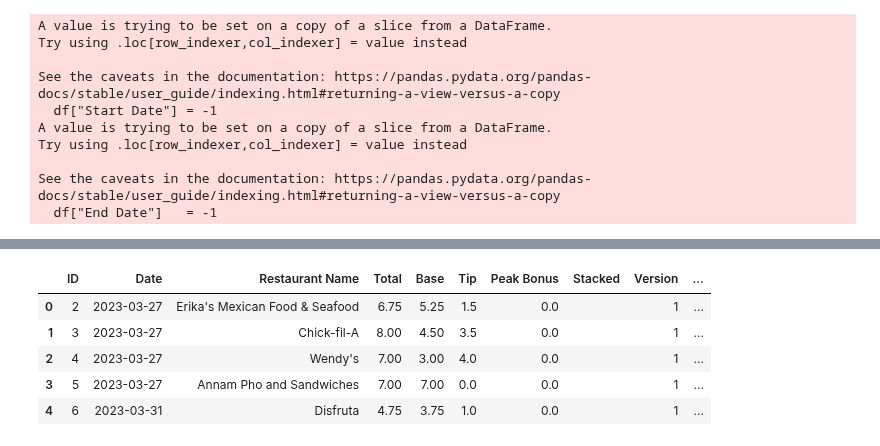
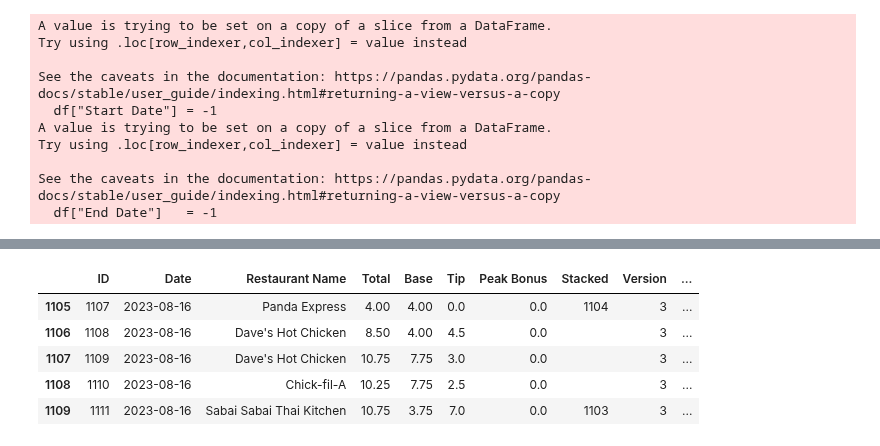
Before and after one commit to Crawford92/DeliveryData, a Jupyter notebook: stats.ipynb, the cells around one changed output, grey strips where cells are left out. Saved outputs shown, nothing was run; the diff lists cells and outputs as text; code cells hidden in the pictures.

```diff
--- a/stats.ipynb
+++ b/stats.ipynb
@@ -448,10 +490,10 @@ sheets_DaysDF.tail()
 # %%
-sheets_result.head()
+sheets_result.tail()
 # %% [output]
 |  | ID | Date | Restaurant Name | Total | Base | Tip | Peak Bonus | Stacked | Version | ... |
-| 0 | 2 | 2023-03-27 | Erika's Mexican Food & Seafood | 6.75 | 5.25 | 1.5 | 0.0 |  | 1 | ... |
-| 1 | 3 | 2023-03-27 | Chick-fil-A | 8.00 | 4.50 | 3.5 | 0.0 |  | 1 | ... |
-| 2 | 4 | 2023-03-27 | Wendy's | 7.00 | 3.00 | 4.0 | 0.0 |  | 1 | ... |
-| 3 | 5 | 2023-03-27 | Annam Pho and Sandwiches | 7.00 | 7.00 | 0.0 | 0.0 |  | 1 | ... |
-| 4 | 6 | 2023-03-31 | Disfruta | 4.75 | 3.75 | 1.0 | 0.0 |  | 1 | ... |
+| 1105 | 1107 | 2023-08-16 | Panda Express | 4.00 | 4.00 | 0.0 | 0.0 | 1104 | 3 | ... |
+| 1106 | 1108 | 2023-08-16 | Dave's Hot Chicken | 8.50 | 4.00 | 4.5 | 0.0 |  | 3 | ... |
+| 1107 | 1109 | 2023-08-16 | Dave's Hot Chicken | 10.75 | 7.75 | 3.0 | 0.0 |  | 3 | ... |
+| 1108 | 1110 | 2023-08-16 | Chick-fil-A | 10.25 | 7.75 | 2.5 | 0.0 |  | 3 | ... |
+| 1109 | 1111 | 2023-08-16 | Sabai Sabai Thai Kitchen | 10.75 | 3.75 | 7.0 | 0.0 | 1103 | 3 | ... |
 # %%
```
Also changed, not shown: parts of 18 cells of this notebook, 1 other file.
